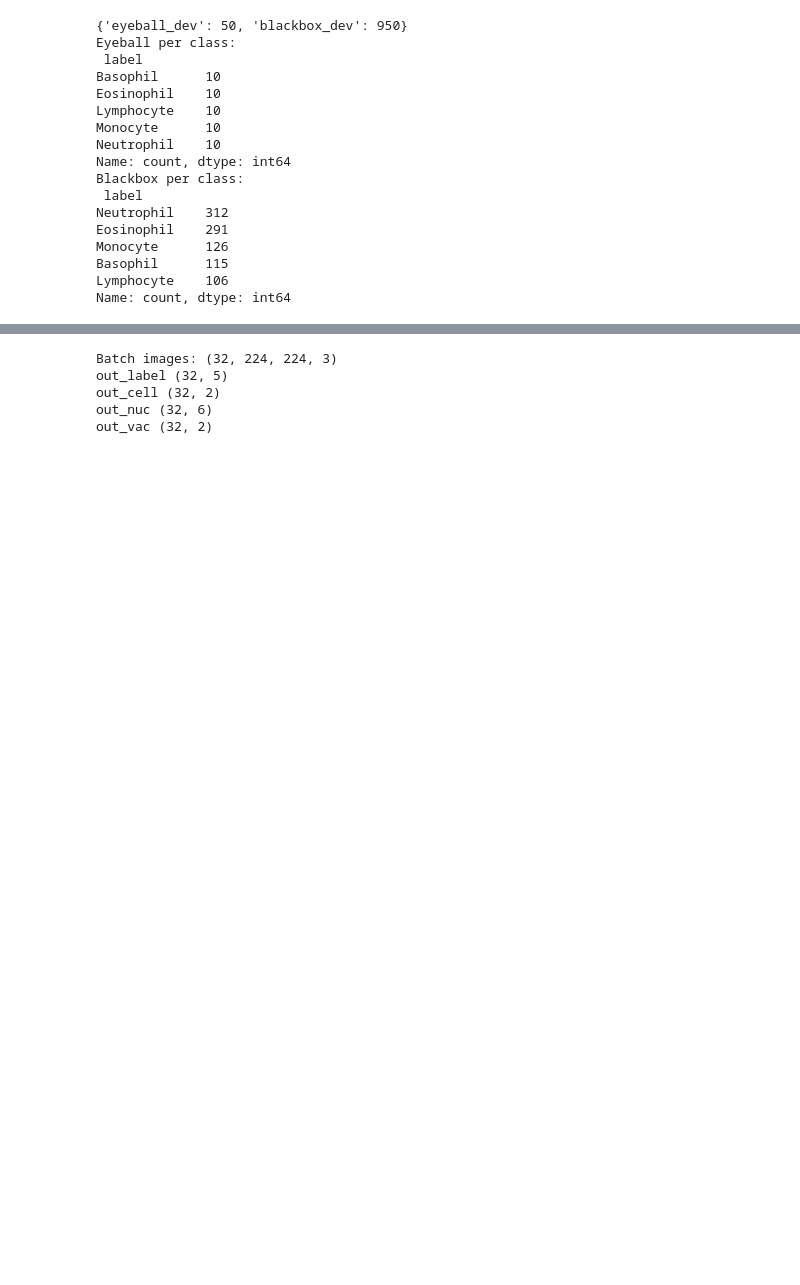
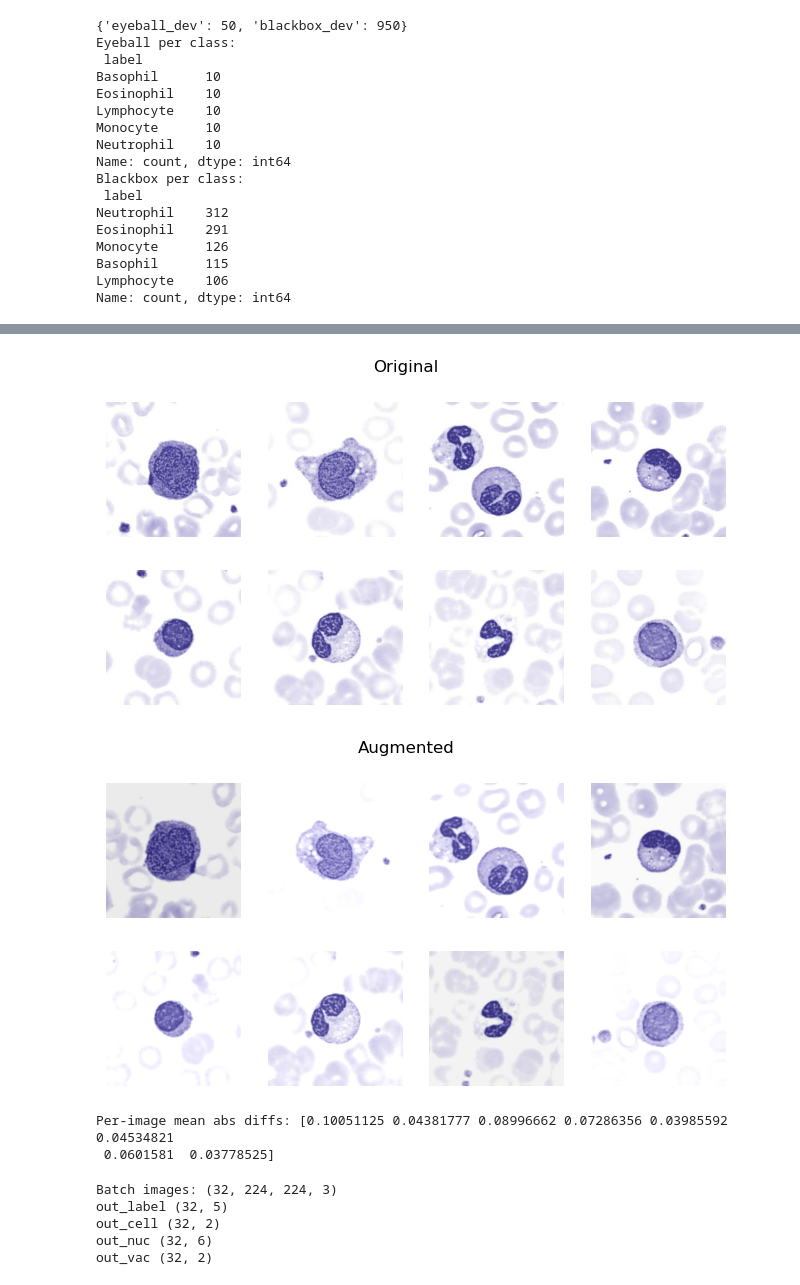
Before and after one commit to sheikhmunim/deep_learning_assign1_wbc, a Jupyter notebook: assignment_1.ipynb, the cells around one changed output, grey strips where cells are left out. Cells and saved outputs as stored; diff of their text form; code cells hidden in the pictures; blank space fills up the shorter version.

```diff
--- a/assignment_1.ipynb
+++ b/assignment_1.ipynb
@@ -423,3 +495,23 @@ blackbox_ds = make_dataset(blackbox_df, shuffle=False, augment=False)
+# %%
+subset = train_df.sample(8, random_state=123)
+
+noaug = make_dataset(subset, shuffle=False, augment=False, repeat=False)
+aug   = make_dataset(subset, shuffle=False, augment=True,  repeat=False)
+
+paired = tf.data.Dataset.zip((noaug, aug)).take(1)
+(orig_imgs, _), (aug_imgs, _) = next(iter(paired))
+
+show_batch(orig_imgs, title="Original")
+show_batch(aug_imgs,  title="Augmented")
+
+# Quantify difference per image (should be >0 for most)
+diff = tf.reduce_mean(tf.abs(tf.cast(orig_imgs, tf.float32) - tf.cast(aug_imgs, tf.float32)), axis=[1,2,3])
+print("Per-image mean abs diffs:", diff.numpy())
+# %% [output]
+[figure, added]
+[figure, added]
+Per-image mean abs diffs: [0.10051125 0.04381777 0.08996662 0.07286356 0.03985592 0.04534821
+ 0.0601581  0.03778525]
 # %%
 xb, yb = next(iter(train_ds))
 print("Batch images:", xb.shape)  # (B, 224, 224, 3)
```
Also changed, not shown: parts of 26 cells of this notebook.
